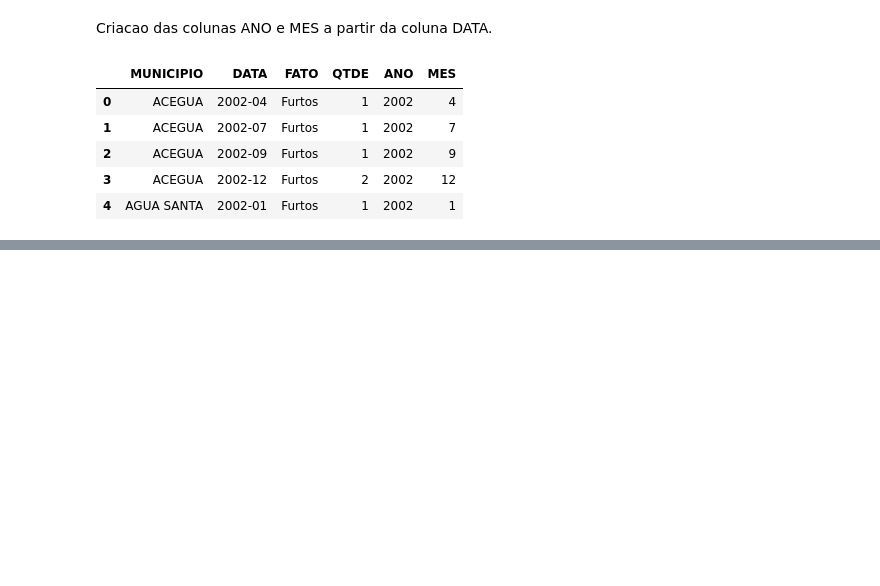
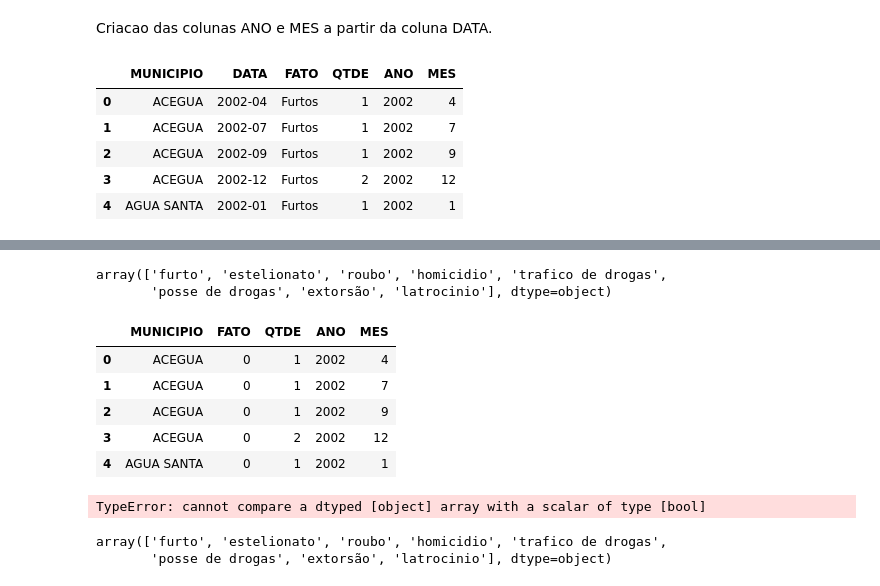
Before and after one commit to lucasmachadorj/Explora-o-dos-dados-indicativos-de-crimes-no-RS, a Jupyter notebook: Exploração.ipynb, the cells around one changed output, grey strips where cells are left out. Saved outputs shown, nothing was run; the diff lists cells and outputs as text; code cells hidden in the pictures; blank space fills up the shorter version.

```diff
--- a/Exploração.ipynb
+++ b/Exploração.ipynb
@@ -114,0 +145,59 @@ indicativos.head()
+# %%
+indicativos.FATO[indicativos.FATO ==  'Furtos'] = 'furto'
+indicativos.FATO[indicativos.FATO ==  'Furto de veículo'] = 'furto'
+indicativos.FATO[indicativos.FATO ==  'Furto de Veículo'] = 'furto'
+
+indicativos.FATO[indicativos.FATO ==  'Estelionato'] = 'estelionato'
+
+indicativos.FATO[indicativos.FATO ==  'Roubo de veículo'] = 'roubo'
+indicativos.FATO[indicativos.FATO ==  'Roubo de Veículo'] = 'roubo'
+indicativos.FATO[indicativos.FATO ==  'Roubos'] = 'roubo'
+
+indicativos.FATO[indicativos.FATO ==  'Homicídio'] = 'homicidio'
+indicativos.FATO[indicativos.FATO ==  'Homicídio Doloso de Trânsito'] = 'homicidio'
+indicativos.FATO[indicativos.FATO ==  'Homicídio Doloso'] = 'homicidio'
+indicativos.FATO[indicativos.FATO ==  'Homicidio'] = 'homicidio'
+
+indicativos.FATO[indicativos.FATO ==  'Entorpecentes - Tráfico'] = 'trafico de drogas'
+
+indicativos.FATO[indicativos.FATO ==  'Entorpecentes - Posse'] = 'posse de drogas'
+
+indicativos.FATO[indicativos.FATO ==  'Extorsão'] = 'extorsão'
+indicativos.FATO[indicativos.FATO ==  'Extorsão Mediante Sequestro'] = 'extorsão'
+indicativos.FATO[indicativos.FATO ==  'Extorsão mediante sequestro'] = 'extorsão'
+
+indicativos.FATO[indicativos.FATO ==  'Latrocínio'] = 'latrocinio'
+
+indicativos = indicativos[indicativos.FATO != 'Delitos relacionados à corrupçao']
+indicativos = indicativos[indicativos.FATO != 'Delitos relacionados a armas e muniçoes']
+indicativos = indicativos[indicativos.FATO != 'Delitos Relacionados à Armas e Munições']
+indicativos = indicativos[indicativos.FATO != 'Delitos Relacionados à Corrupção']
+indicativos = indicativos[indicativos.FATO != 'Outros']
+
+del indicativos['DATA']
+
+indicativos.FATO.unique()
+# %% [output]
+array(['furto', 'estelionato', 'roubo', 'homicidio', 'trafico de drogas',
+       'posse de drogas', 'extorsão', 'latrocinio'], dtype=object)
+# %%
+crimes = {'furto':0, 'estelionato':1, 'roubo':2, 'homicidio':3, 'trafico de drogas':4, 'posse de drogas':5, 'extorsão':6}
+indicativos['FATO'] = indicativos['FATO'].map(crimes)
+# %%
+indicativos.head()
+# %% [output]
+|  | MUNICIPIO | FATO | QTDE | ANO | MES |
+| 0 | ACEGUA | 0 | 1 | 2002 | 4 |
+| 1 | ACEGUA | 0 | 1 | 2002 | 7 |
+| 2 | ACEGUA | 0 | 1 | 2002 | 9 |
+| 3 | ACEGUA | 0 | 2 | 2002 | 12 |
+| 4 | AGUA SANTA | 0 | 1 | 2002 | 1 |
+# %%
+indicativos[indicativos.FATO != 'furto' & indicativos.FATO != 'furto']
+# %% [output]
+TypeError: cannot compare a dtyped [object] array with a scalar of type [bool]
+# %%
+indicativos.FATO.unique()
+# %% [output]
+array(['furto', 'estelionato', 'roubo', 'homicidio', 'trafico de drogas',
+       'posse de drogas', 'extorsão', 'latrocinio'], dtype=object)
```
Also changed, not shown: parts of 8 cells of this notebook.
